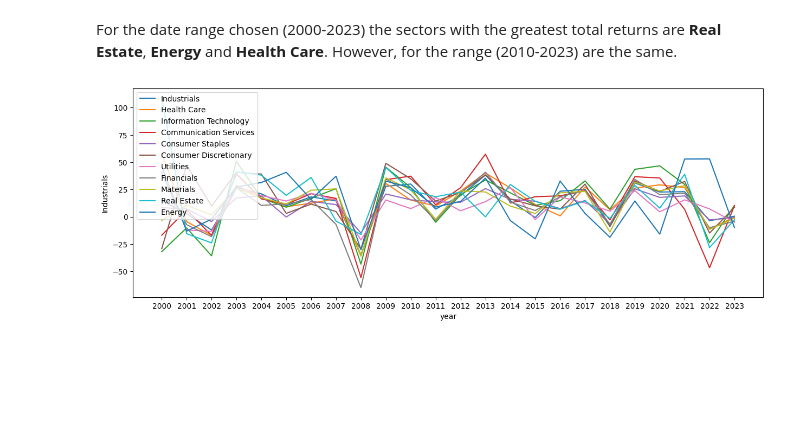
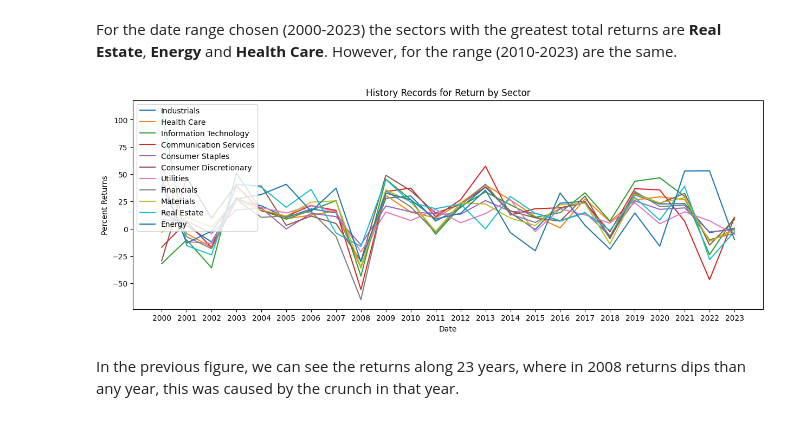
Before and after one commit to jpradas1/Stock_Market_Analysis, a Jupyter notebook: Analysis_I.ipynb, the cells around one changed output. Saved outputs shown, nothing was run; the diff lists cells and outputs as text; code cells hidden in the pictures; blank space fills up the shorter version.

```diff
--- a/Analysis_I.ipynb
+++ b/Analysis_I.ipynb
@@ -253,9 +253,13 @@ However, for the range (2010-2023) are the same.
 # %%
 plt.figure(figsize=(15,5))
 for c in df_returns.columns:
     sns.lineplot(x=time_type, y=c, data=df_returns[[c]], label=c)
 
-
+plt.xlabel('Date')
+plt.ylabel('Percent Returns')
+plt.title('History Records for Return by Sector')
 plt.show()
 # %% [output]
-[figure, old version]
+[figure, new version]
+# %% [markdown]
+In the previous figure, we can see the returns along 23 years, where in 2008 returns dips than any year, this was caused by the crunch in that year.
```
Also changed, not shown: 10 other files.
